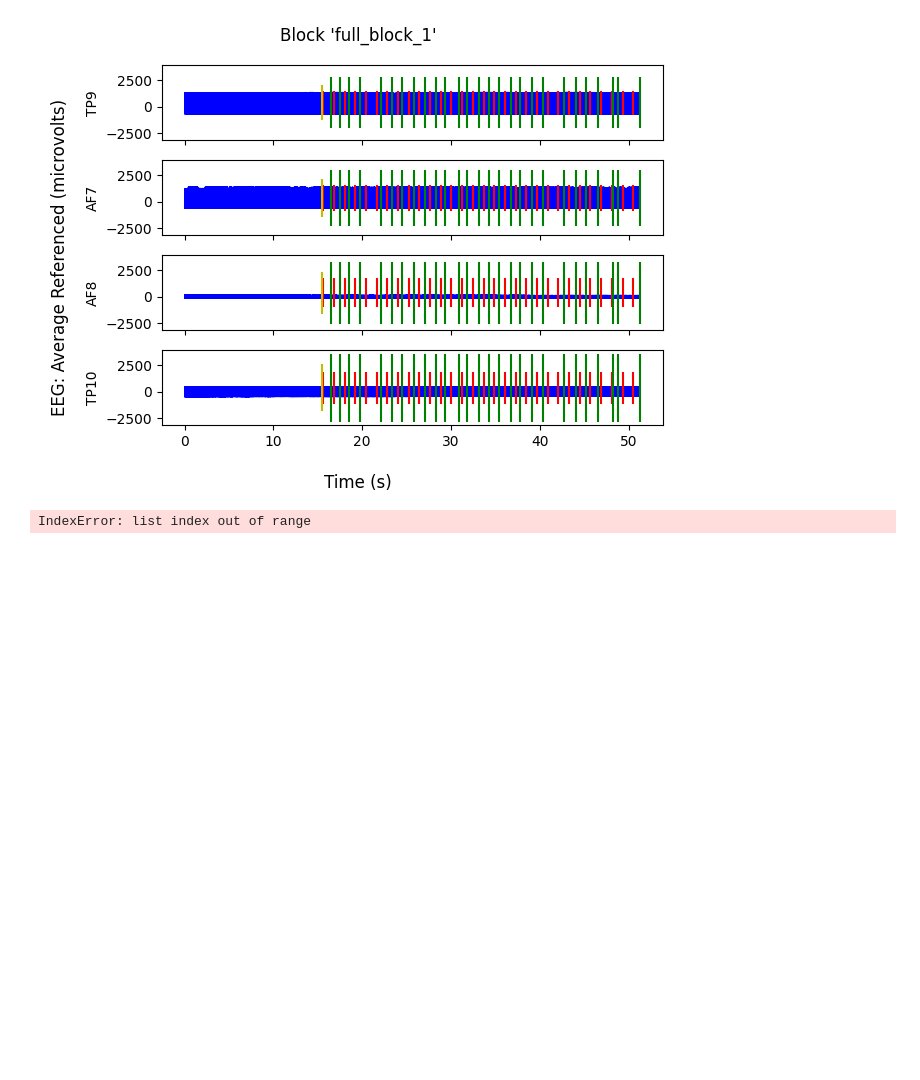
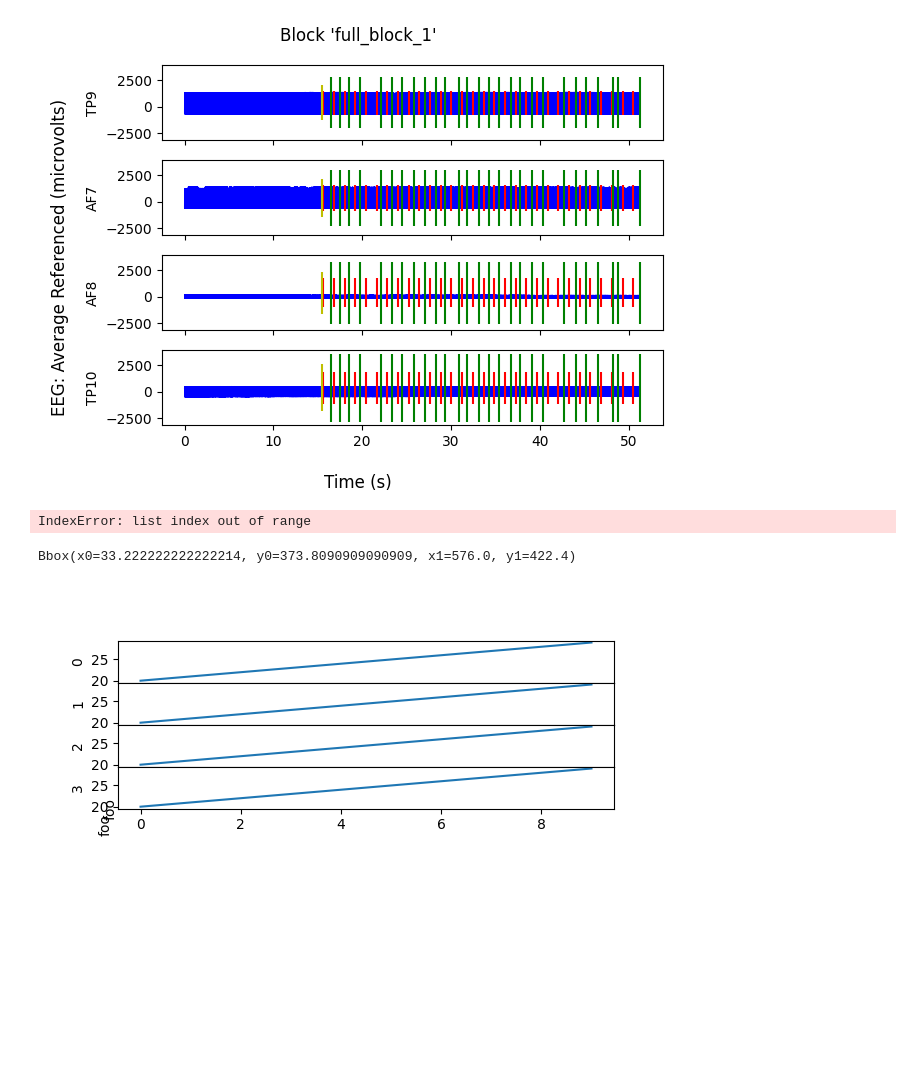
Before and after one commit to ovi-lab/attention-monitoring, a Jupyter notebook: attention_monitoring/main.ipynb, the cells around one changed output. Drawn from its saved outputs; the diff is of its cells as text; code cells hidden in the pictures; blank space fills up the shorter version.

```diff
--- a/attention_monitoring/main.ipynb
+++ b/attention_monitoring/main.ipynb
@@ -28,0 +46,50 @@ import ipympl
+# %%
+plt.close('all')
+fig = plt.figure(10)
+# ax = fig.add_subplot()
+
+x = [x for x in range(10)]
+y = [y for y in range(20,30)]
+# ax.plot(x,y)
+
+
+ax = fig.subplots()
+ax.set_frame_on(False)
+ax.set_xticks([])
+ax.set_yticks([])
+ax.set_ylabel("foo")
+
+gs0 = gridspec.GridSpecFromSubplotSpec(2, 1, ax.get_subplotspec())
+
+# Main gridspec with two vertical
+# gs0 = fig.add_gridspec(2,1)
+
+
+gs0_0 = gs0[0].subgridspec(4,1, hspace=0)
+axs0_0 = gs0_0.subplots(sharex=True, sharey=True)
+for k in range(len(axs)):
+    axs0_0[k].plot(x,y)
+    axs0_0[k].set_ylabel(k)
+
+ax0 = fig.add_subplot(gs0_0[:,0])
+ax0.set_frame_on(False)
+ax0.set_xticks([])
+ax0.set_yticks([])
+ax0.set_ylabel("foo")
+
+foo = axs0_0[0].get_tightbbox()
+print(foo)
+ax0.yaxis.set_label_coords(0, 0)
+
+# axfoo = ax0.secondary_yaxis('left')
+# axfoo.set_ylabel("foo")
+
+# gs0.tight_layout(fig)
+
+gs0_1 = gs0[1].subgridspec(2,1)
+
+
+plt.show()
+# %% [output]
+Bbox(x0=33.222222222222214, y0=373.8090909090909, x1=576.0, y1=422.4)
+[figure, added]
```
Also changed, not shown: parts of 6 cells of this notebook, 10 other files.
